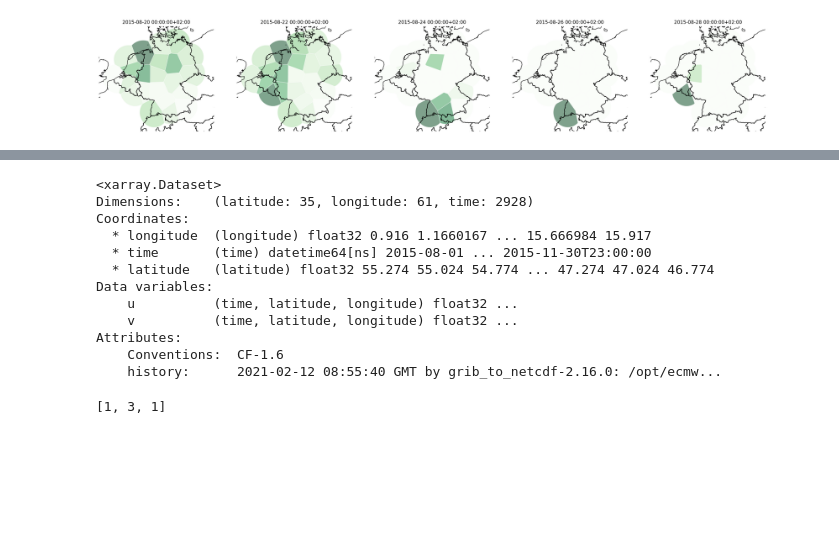
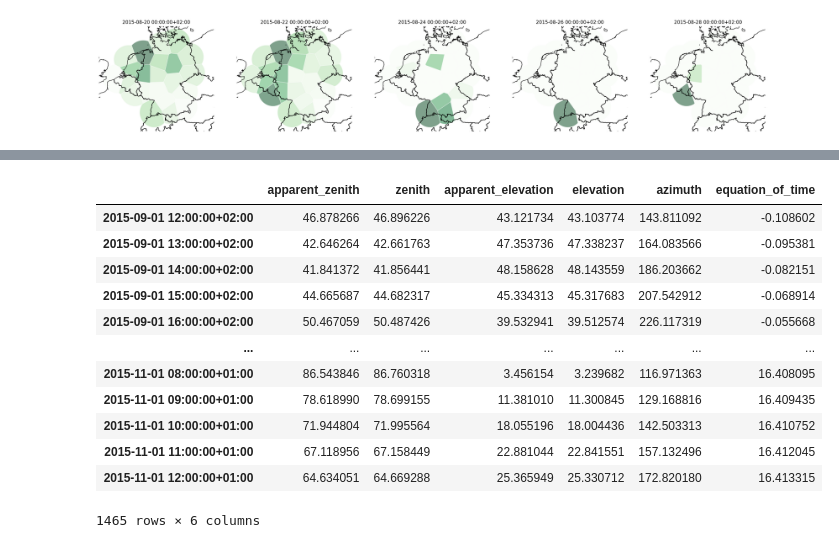
Before and after one commit to FionaLippert/birdMigration, a Jupyter notebook: notebooks/Untitled4.ipynb, the cells around one changed output, grey strips where cells are left out. Cells and saved outputs as stored; diff of their text form; code cells hidden in the pictures; blank space fills up the shorter version.

```diff
--- a/notebooks/Untitled4.ipynb
+++ b/notebooks/Untitled4.ipynb
@@ -408,4 +433,20 @@ ax = gplt.voronoi(
     clip=boroughs.simplify(0.001), projection=gcrs.AlbersEqualArea()
 )
 gplt.polyplot(boroughs, ax=ax)
+# %%
+solarposition.get_solarposition(time, 50.0, 4.2)
+# %% [output]
+|  | apparent_zenith | zenith | apparent_elevation | elevation | azimuth | equation_of_time |
+| 2015-09-01 12:00:00+02:00 | 46.878266 | 46.896226 | 43.121734 | 43.103774 | 143.811092 | -0.108602 |
+| 2015-09-01 13:00:00+02:00 | 42.646264 | 42.661763 | 47.353736 | 47.338237 | 164.083566 | -0.095381 |
+| 2015-09-01 14:00:00+02:00 | 41.841372 | 41.856441 | 48.158628 | 48.143559 | 186.203662 | -0.082151 |
+| 2015-09-01 15:00:00+02:00 | 44.665687 | 44.682317 | 45.334313 | 45.317683 | 207.542912 | -0.068914 |
+| 2015-09-01 16:00:00+02:00 | 50.467059 | 50.487426 | 39.532941 | 39.512574 | 226.117319 | -0.055668 |
+| ... | ... | ... | ... | ... | ... | ... |
+| 2015-11-01 08:00:00+01:00 | 86.543846 | 86.760318 | 3.456154 | 3.239682 | 116.971363 | 16.408095 |
+| 2015-11-01 09:00:00+01:00 | 78.618990 | 78.699155 | 11.381010 | 11.300845 | 129.168816 | 16.409435 |
+| 2015-11-01 10:00:00+01:00 | 71.944804 | 71.995564 | 18.055196 | 18.004436 | 142.503313 | 16.410752 |
+| 2015-11-01 11:00:00+01:00 | 67.118956 | 67.158449 | 22.881044 | 22.841551 | 157.132496 | 16.412045 |
+| 2015-11-01 12:00:00+01:00 | 64.634051 | 64.669288 | 25.365949 | 25.330712 | 172.820180 | 16.413315 |
+1465 rows × 6 columns
 # %%
@@ -413,15 +453,0 @@ ds = xr.open_dataset('/home/fiona/birdMigration/data/raw/env/fall/2015/wind_850.
-# %%
-ds[['u', 'v']]
-# %% [output]
-<xarray.Dataset>
-Dimensions:    (latitude: 35, longitude: 61, time: 2928)
-Coordinates:
-  * longitude  (longitude) float32 0.916 1.1660167 ... 15.666984 15.917
-  * time       (time) datetime64[ns] 2015-08-01 ... 2015-11-30T23:00:00
-  * latitude   (latitude) float32 55.274 55.024 54.774 ... 47.274 47.024 46.774
-Data variables:
-    u          (time, latitude, longitude) float32 ...
-    v          (time, latitude, longitude) float32 ...
-Attributes:
-    Conventions:  CF-1.6
-    history:      2021-02-12 08:55:40 GMT by grib_to_netcdf-2.16.0: /opt/ecmw...
@@ -431,4 +453,0 @@ x = [c[0] for c in l]
-# %%
-x
-# %% [output]
-[1, 3, 1]
```
Also changed, not shown: parts of 21 cells of this notebook, 9 other files.
